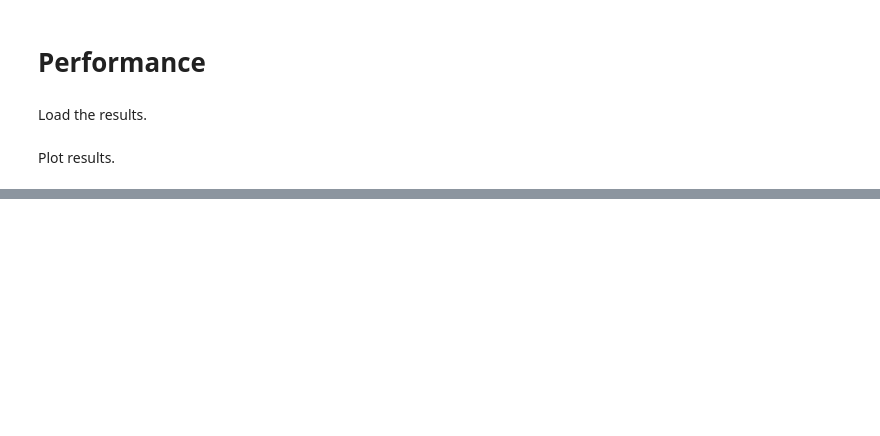
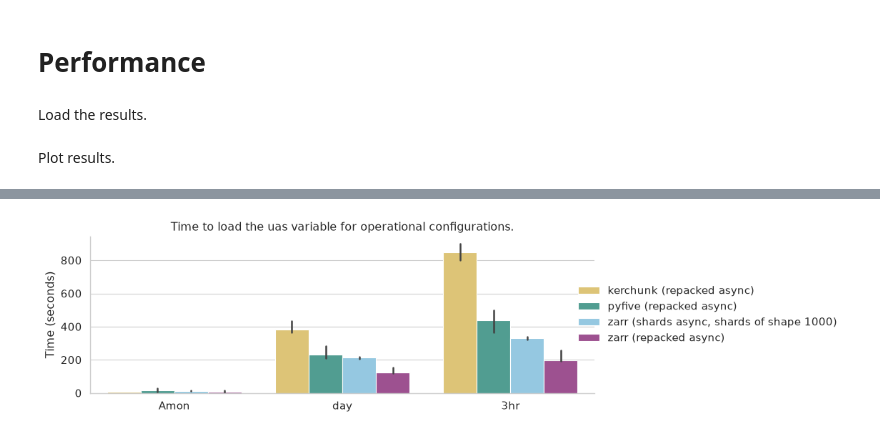
Before and after one commit to zequihg50/new-insights-netcdf, a Jupyter notebook: results.ipynb, the cells around one changed output, grey strips where cells are left out. Drawn from its saved outputs; the diff is of its cells as text; code cells hidden in the pictures; blank space fills up the shorter version.

```diff
--- a/results.ipynb
+++ b/results.ipynb
@@ -189,0 +230,52 @@ plt.show()
+# %%
+subset = df[df["name"] == "load"]
+
+seaborn.set_theme(
+    style="whitegrid",
+    context="paper",
+    font_scale=1.2
+)
+
+palette = {
+    "kerchunk (repacked async)": "#EECC66",
+    "pyfive (repacked async)": "#44AA99",
+    "zarr (repacked async)": "#AA4499",
+    "zarr (shards async, shards of shape 1000)": "#88CCEE",
+}
+
+fig, ax = plt.subplots(figsize=(13, 3))
+
+seaborn.barplot(
+    data=subset[subset["name"] == "load"],
+    x="frequency",
+    y="time",
+    hue="package",
+    hue_order=[
+        "kerchunk (repacked async)",
+        "pyfive (repacked async)",
+        "zarr (shards async, shards of shape 1000)",
+        "zarr (repacked async)",
+    ],
+    order=["Amon", "day", "3hr"],
+    palette=palette,
+    errorbar=("pi", 100),
+    ax=ax
+)
+
+ax.set_xlabel("")
+ax.set_ylabel("Time (seconds)")
+ax.set_title("Time to load the uas variable for operational configurations.")
+
+seaborn.despine(ax=ax)
+
+ax.legend(
+    loc="center right",
+    bbox_to_anchor=(1.5, .5),
+    frameon=False,
+)
+
+fig.tight_layout()
+fig.savefig("load.pdf", bbox_inches="tight")
+plt.show()
+# %% [output]
+[figure, added]
```
Also changed, not shown: parts of 9 cells of this notebook, 1 other file.
